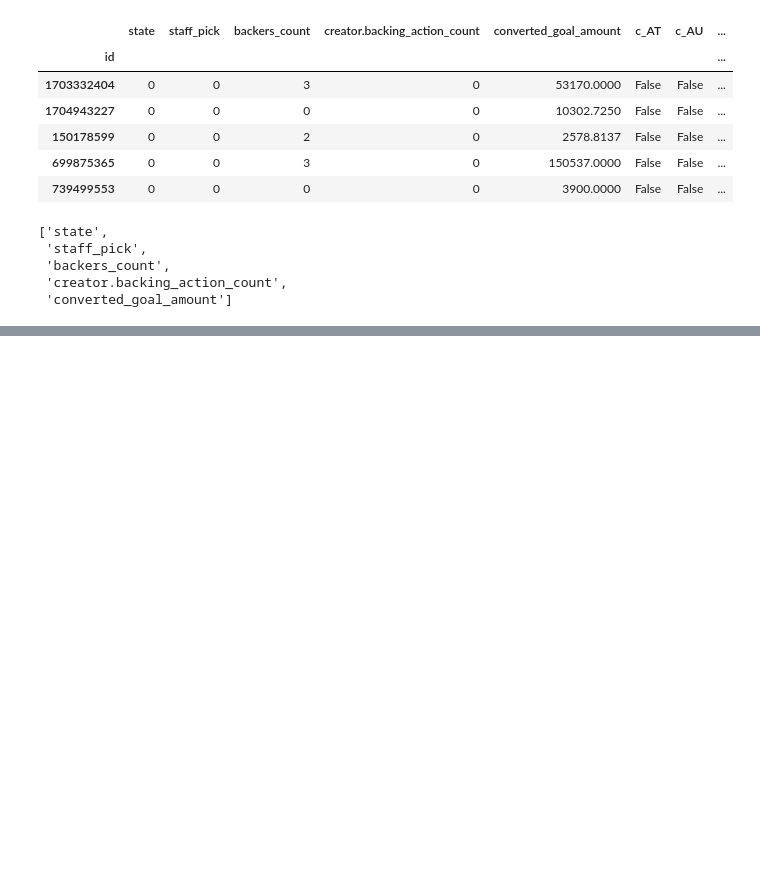
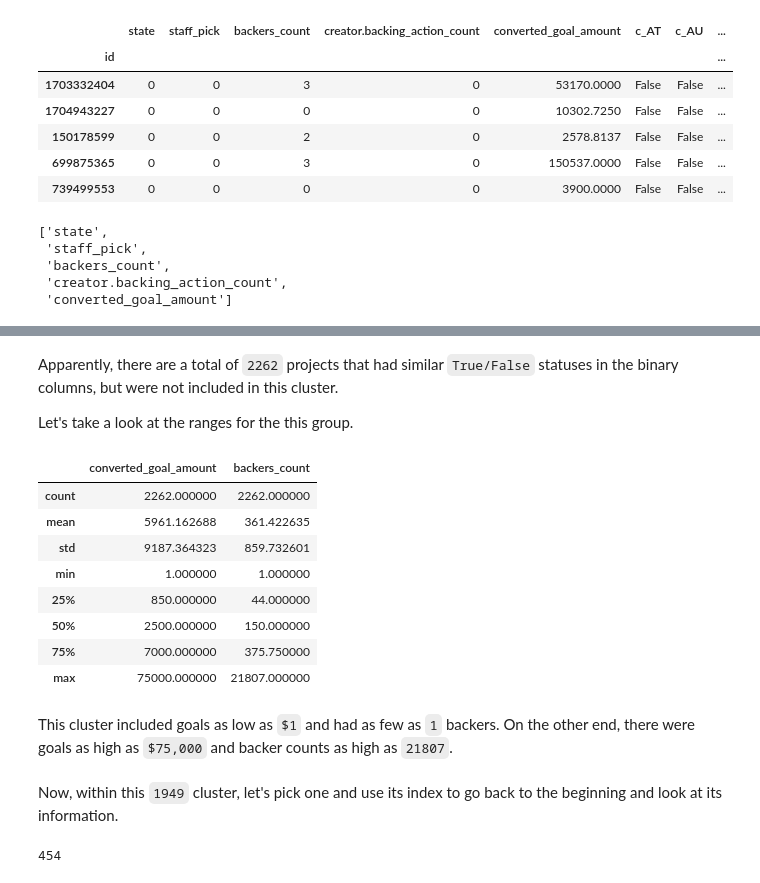
Before and after one commit to blue-santa/kickstarter-campaign-analysis, a Jupyter notebook: project-files/04-05-pre-processing-training-modeling/04-05-kickstarter-process-train-model.ipynb, the cells around one changed output, grey strips where cells are left out. Saved outputs shown, nothing was run; the diff lists cells and outputs as text; code cells hidden in the pictures; blank space fills up the shorter version.

```diff
--- a/project-files/04-05-pre-processing-training-modeling/04-05-kickstarter-process-train-model.ipynb
+++ b/project-files/04-05-pre-processing-training-modeling/04-05-kickstarter-process-train-model.ipynb
@@ -1062,0 +1284,20 @@ df_d[df_d['c_AT']].head()
+# %% [markdown]
+Apparently, there are a total of `2262` projects that had similar `True/False` statuses in the binary columns, but were not included in this cluster.
+
+Let's take a look at the ranges for the this group.
+# %%
+secondary_df[['converted_goal_amount', 'backers_count']].describe()
+# %% [output]
+|  | converted_goal_amount | backers_count |
+| count | 2262.000000 | 2262.000000 |
+| mean | 5961.162688 | 361.422635 |
+| std | 9187.364323 | 859.732601 |
+| min | 1.000000 | 1.000000 |
+| 25% | 850.000000 | 44.000000 |
+| 50% | 2500.000000 | 150.000000 |
+| 75% | 7000.000000 | 375.750000 |
+| max | 75000.000000 | 21807.000000 |
+# %% [markdown]
+This cluster included goals as low as `$1` and had as few as `1` backers. On the other end, there were goals as high as `$75,000` and backer counts as high as `21807`.
+# %% [markdown]
+Now, within this `1949` cluster, let's pick one and use its index to go back to the beginning and look at its information.
@@ -1062,0 +1308,4 @@ df_d[df_d['c_AT']].head()
+# %%
+print(random_pick)
+# %% [output]
+454
```
Also changed, not shown: parts of 65 cells of this notebook.
